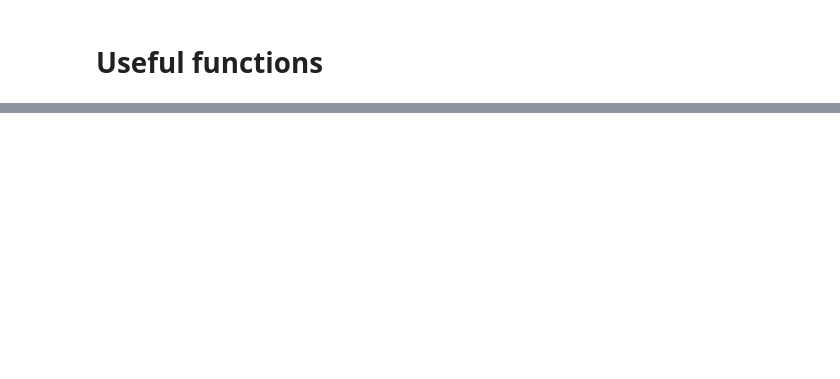
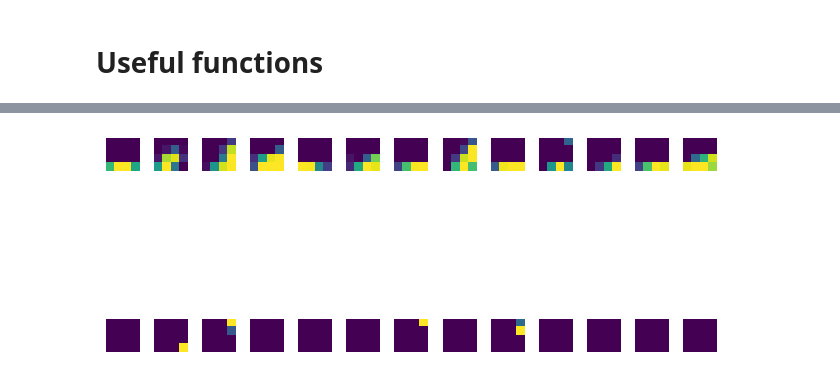
Before and after one commit to leogagnon/columns, a Jupyter notebook: src/sandbox.ipynb, the cells around one changed output, grey strips where cells are left out. Cells and saved outputs as stored; diff of their text form; code cells hidden in the pictures; blank space fills up the shorter version.

```diff
--- a/src/sandbox.ipynb
+++ b/src/sandbox.ipynb
@@ -94,0 +145,4 @@ show_image(corrupt[10])
+# %%
+show_image_grid(patches_label[3], patches_label[4])
+# %% [output]
+[figure, added]
```
Also changed, not shown: parts of 27 cells of this notebook, 11 other files.
